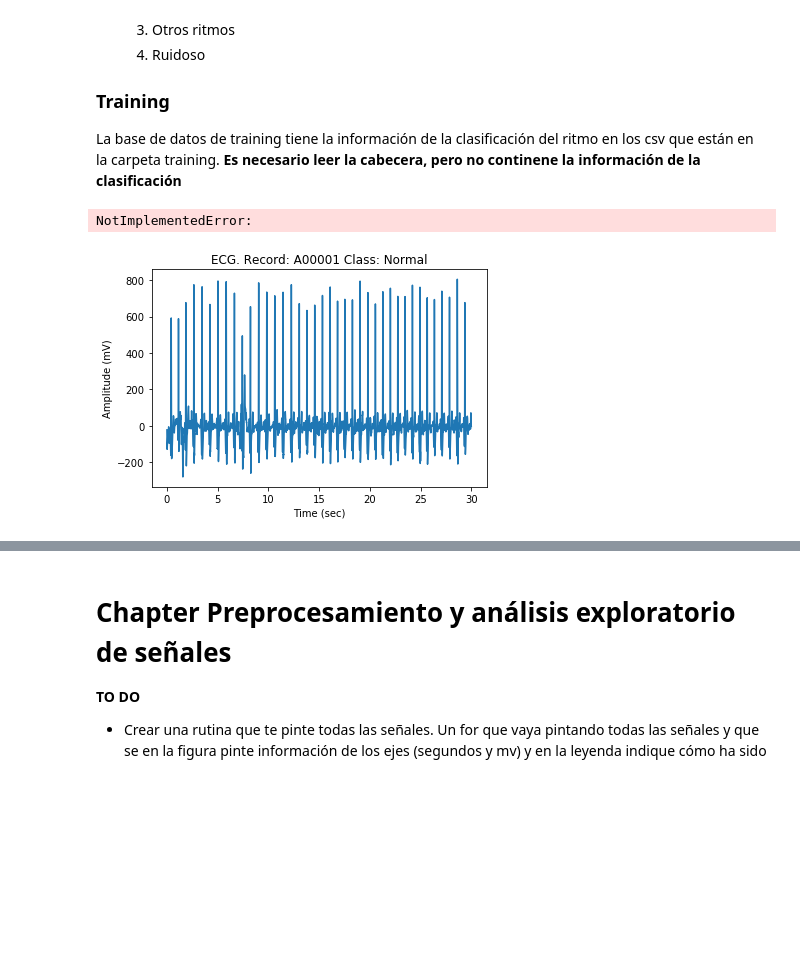
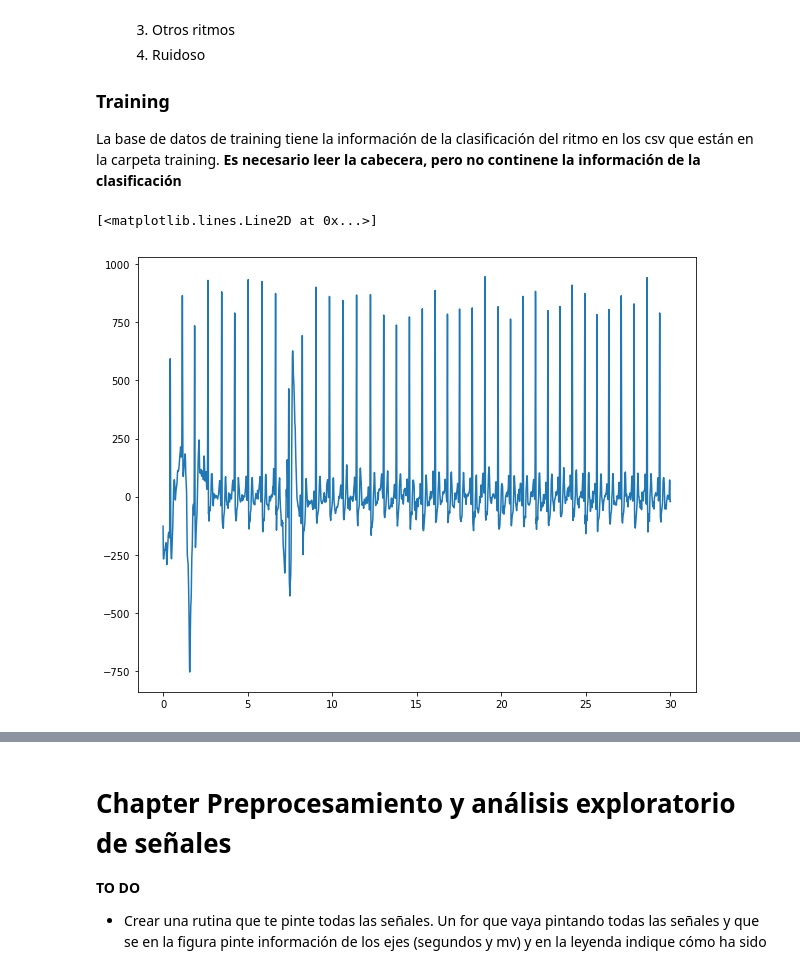
Before and after one commit to miansaay/Project, a Jupyter notebook: TFG_Miguel_Angel.ipynb, the cells around one changed output, grey strips where cells are left out. Saved outputs shown, nothing was run; the diff lists cells and outputs as text; code cells hidden in the pictures; blank space fills up the shorter version.

```diff
--- a/TFG_Miguel_Angel.ipynb
+++ b/TFG_Miguel_Angel.ipynb
@@ -28,19 +28,19 @@ La base de datos de training tiene la información de la clasificación del ritm
 # %%
 #Vamos a leer un par de ejemplo, así como la cabecera
 %matplotlib inline
 import numpy as np
 
 import matplotlib.pyplot as plt
-from tfg_tools import read_challenge_mat_files, processing_ecg
+from tfg_tools import *
 
-ecg, header = read_challenge_mat_files('A00001.mat')
+ecg, header = read_challenge_mat_files('A00001.mat','./')
 fs = float(header['fs'])
 t = np.arange(0,len(ecg))/fs
 plt.figure(figsize = (10,8))
 plt.plot(t,ecg)
 # %% [output]
-NotImplementedError:
+[<matplotlib.lines.Line2D at 0x...>]
-[figure, old version]
+[figure, new version]
 # %%
 ecg_filtered = processing_ecg(ecg)
 
```
Also changed, not shown: parts of 2 cells of this notebook, 1 other file.
